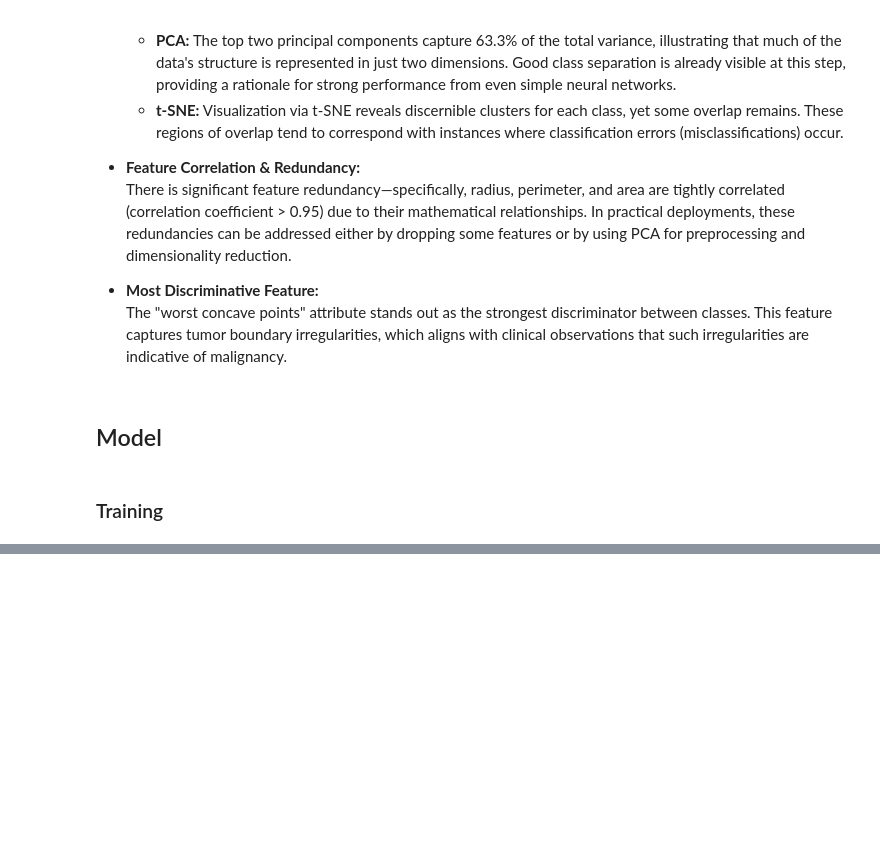
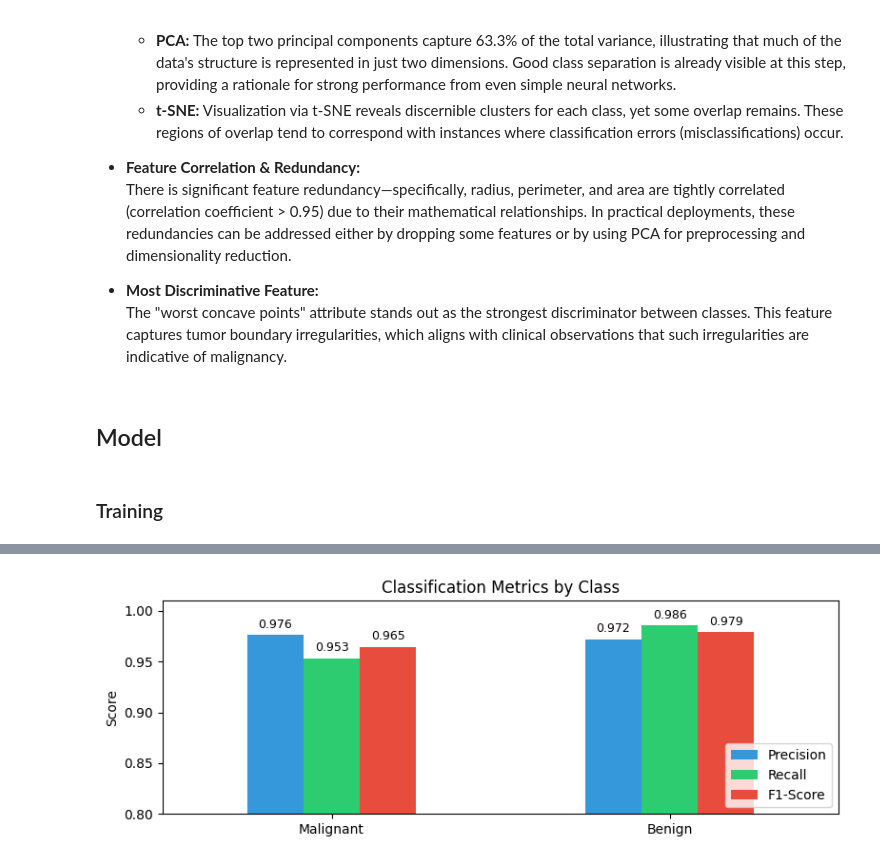
Before and after one commit to albipuliga/Cancer-Detection-Pytorch, a Jupyter notebook: src/nn.ipynb, the cells around one changed output, grey strips where cells are left out. Saved outputs shown, nothing was run; the diff lists cells and outputs as text; code cells hidden in the pictures; blank space fills up the shorter version.

```diff
--- a/src/nn.ipynb
+++ b/src/nn.ipynb
@@ -427,0 +587,30 @@ Test Accuracy: 0.9561
+# %%
+# Remove the unsupported 'target_names' argument
+precision, recall, f1, support = precision_recall_fscore_support(y_test, test_preds)
+
+# Generate index dynamically based on present classes in y_test and test_preds
+# We know from the heatmap above that 0=Malignant, 1=Benign
+class_labels = ["Malignant", "Benign"]
+unique_labels = sorted(list(set(y_test) | set(test_preds.flatten())))
+# Defensive: If only some classes present, index length will still match metrics
+index_labels = [class_labels[i] for i in unique_labels]
+
+metrics_df = pd.DataFrame(
+    {"Precision": precision, "Recall": recall, "F1-Score": f1}, index=index_labels
+)
+
+fig, ax = plt.subplots(figsize=(8, 3))
+metrics_df.plot(kind="bar", ax=ax, color=["#3498db", "#2ecc71", "#e74c3c"], rot=0)
+ax.set_ylim(0.8, 1.01)
+ax.set_title("Classification Metrics by Class")
+ax.set_ylabel("Score")
+ax.legend(loc="lower right")
+
+# Updated: match containers to bars for compatibility
+for container in ax.containers:
+    ax.bar_label(container, fmt="%.3f", padding=3, fontsize=9)
+
+plt.tight_layout()
+plt.show()
+# %% [output]
+[figure, added]
```
Also changed, not shown: parts of 17 cells of this notebook.
